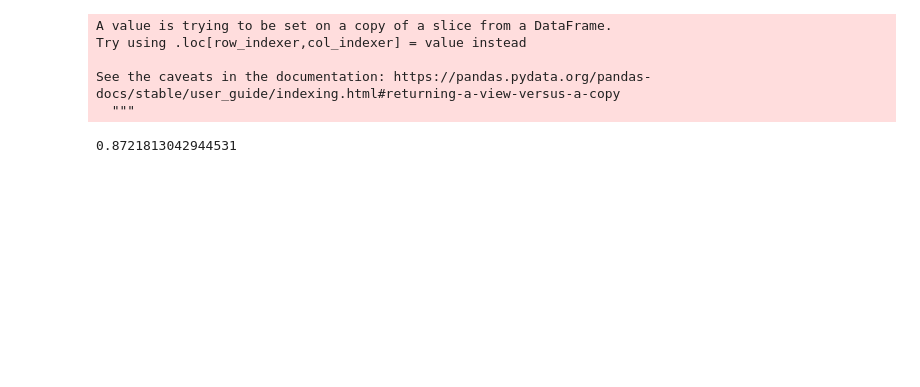
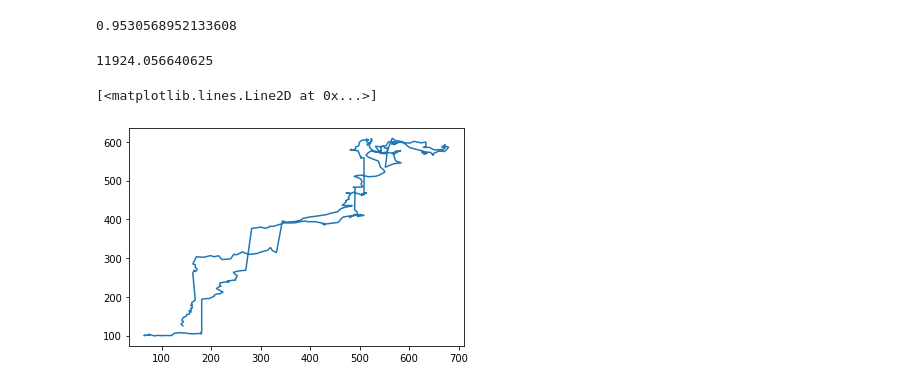
Before and after one commit to Hgithubacct/solar_output, a Jupyter notebook: data_processing.ipynb, the cells around one changed output. Drawn from its saved outputs; the diff is of its cells as text; code cells hidden in the pictures; blank space fills up the shorter version.

Commit message:
updates model usage
Predicts the power usage of sum of next 30d ays

```diff
--- a/data_processing.ipynb
+++ b/data_processing.ipynb
@@ -54,6 +87,8 @@ def mv_avg(df):
 def year_over_yr(data):
     yr = 2011
     yrs = {}
+    target = data[['year', 'month', 'day_of_month', 'target']].copy()
+    data = data.drop(columns ='target')
     for i in range(0, (max(data['year']) - yr) + 1):
         frame_name = 'year' + str(yr) + 'data'
         yrs[frame_name] = data[data['year']==yr]
@@ -76,13 +111,11 @@ def year_over_yr(data):
         iter_frame = pd.DataFrame()
         data_last_year = data_last_year.drop(columns=['Date', 'year', 'output/day'])
         data_this_year =  data_this_year.drop(columns=['Date', 'year'])
-        data_this_year = data_this_year.rename(columns={'output/day': 'target'})
         iter_frame = pd.merge(data_this_year,data_last_year, on =['month', 'day_of_month'], how='left')
-
         iter_frame.insert(0, 'year', item)
-        #display(iter_frame.head(5))
 
         data_set[item] = iter_frame
+
     final_frame = pd.DataFrame()
     i = 0
     for item in data_set.keys():
@@ -92,6 +125,7 @@ def year_over_yr(data):
             next
         final_frame = final_frame.append(data_set[item])
 
+    final_frame = pd.merge(final_frame,target, on =['year', 'month', 'day_of_month'],how='left')
     final_frame = final_frame.sort_values(by=['year', 'month', 'day_of_month'], ascending=True)
     return final_frame
 # %%
@@ -128,35 +162,42 @@ pd.set_option("display.max_rows",300)
 
 
 data = pipeline(analyze)
+#display(data.head(5))
+
+
 train = data[data['year'] < 2019]
-train = train[(train['month']!=2) & (train['day_of_month']!= 29)]
+train = train[(train['month']!=2) | (train['day_of_month']!= 29)]
 test = data[data['year']==2019]
+train[pd.isnull(train).any(axis=1)]
+y = train.pop('target')
-# %% [output]
-A value is trying to be set on a copy of a slice from a DataFrame.
-Try using .loc[row_indexer,col_indexer] = value instead
-
-See the caveats in the documentation: https://pandas.pydata.org/pandas-docs/stable/user_guide/indexing.html#returning-a-view-versus-a-copy
-  """
 # %%
 from sklearn.linear_model import LinearRegression
 train = train.drop(columns=['year', 'month', 'day_of_month'])
-y = train.pop('target')
 
 x = train.values
-reg = LinearRegression().fit(x, y)
-reg.score(x, y)
+mod = LinearRegression().fit(x, y)
+mod.score(x, y)
+
+
+#With linear coeff of determinaton = 0.95
 # %% [output]
-0.8721813042944531
+0.9530568952133608
 # %%
 # test
 actual = test.pop('target')
 meta = test[['year', 'month', 'day_of_month']]
 test = test.drop(columns=['year', 'month', 'day_of_month'])
 
-pred = reg.predict(test.values)
+pred = mod.predict(test.values)
 # %%
 anal_ize = pd.DataFrame()
 anal_ize['actual'] = actual
 anal_ize['predicted'] = pred
 anal_ize['error'] = abs(anal_ize['actual'] -anal_ize['predicted'])
 anal_ize = meta.join(anal_ize)
+anal_ize['error'].sum()
+#anal_ize[~(anal_ize['error'].isna())]
+#anal_ize
+#anal_ize[pd.isnull(anal_ize).any(axis=1)]
+# %% [output]
+11924.056640625
@@ -164,0 +204,7 @@ anal_ize.to_csv('predictions.csv')
+# %%
+x = anal_ize['actual']
+y = anal_ize['predicted']
+plt.plot(x,y)
+# %% [output]
+[<matplotlib.lines.Line2D at 0x...>]
+[figure, added]
```
Also changed, not shown: parts of 4 cells of this notebook, 1 other file.
